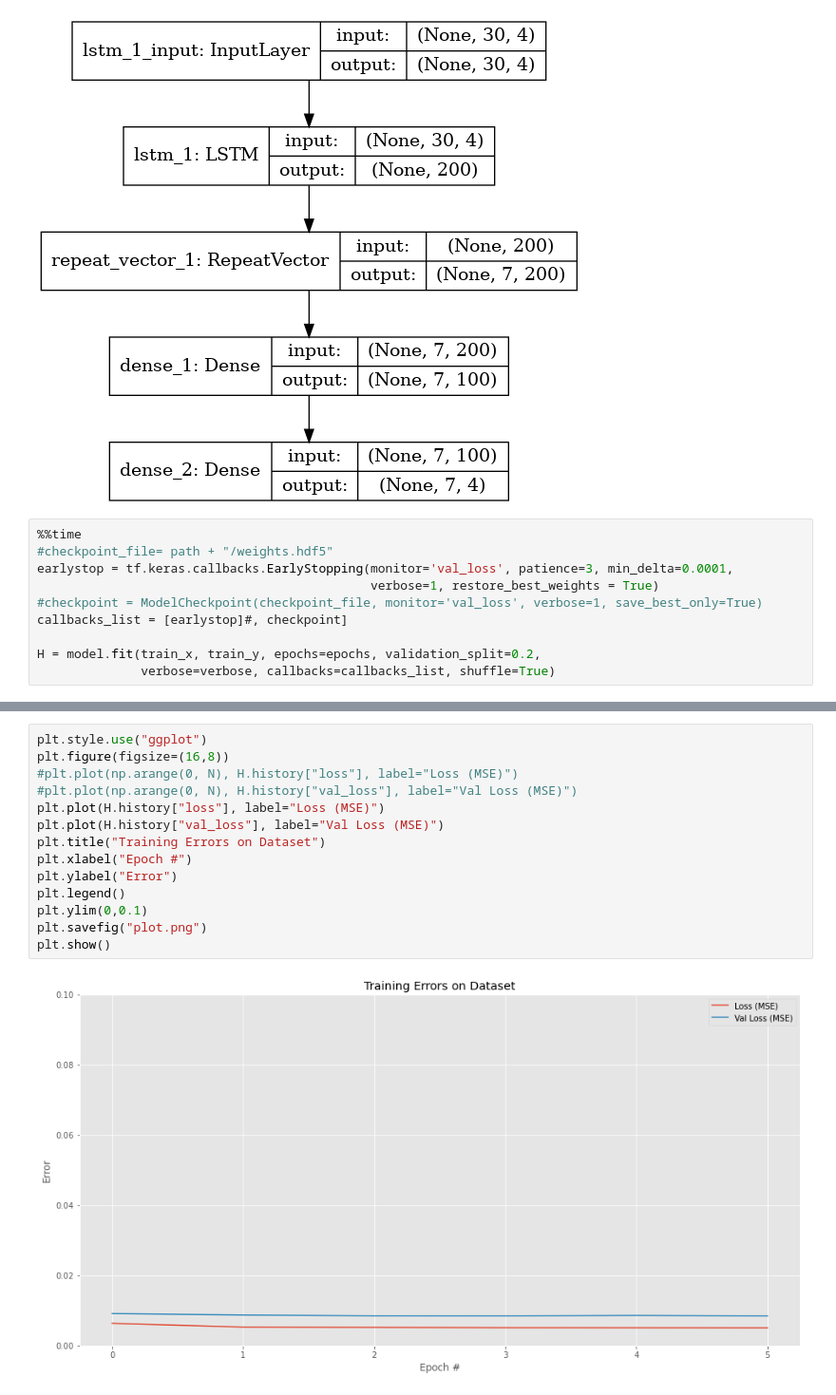
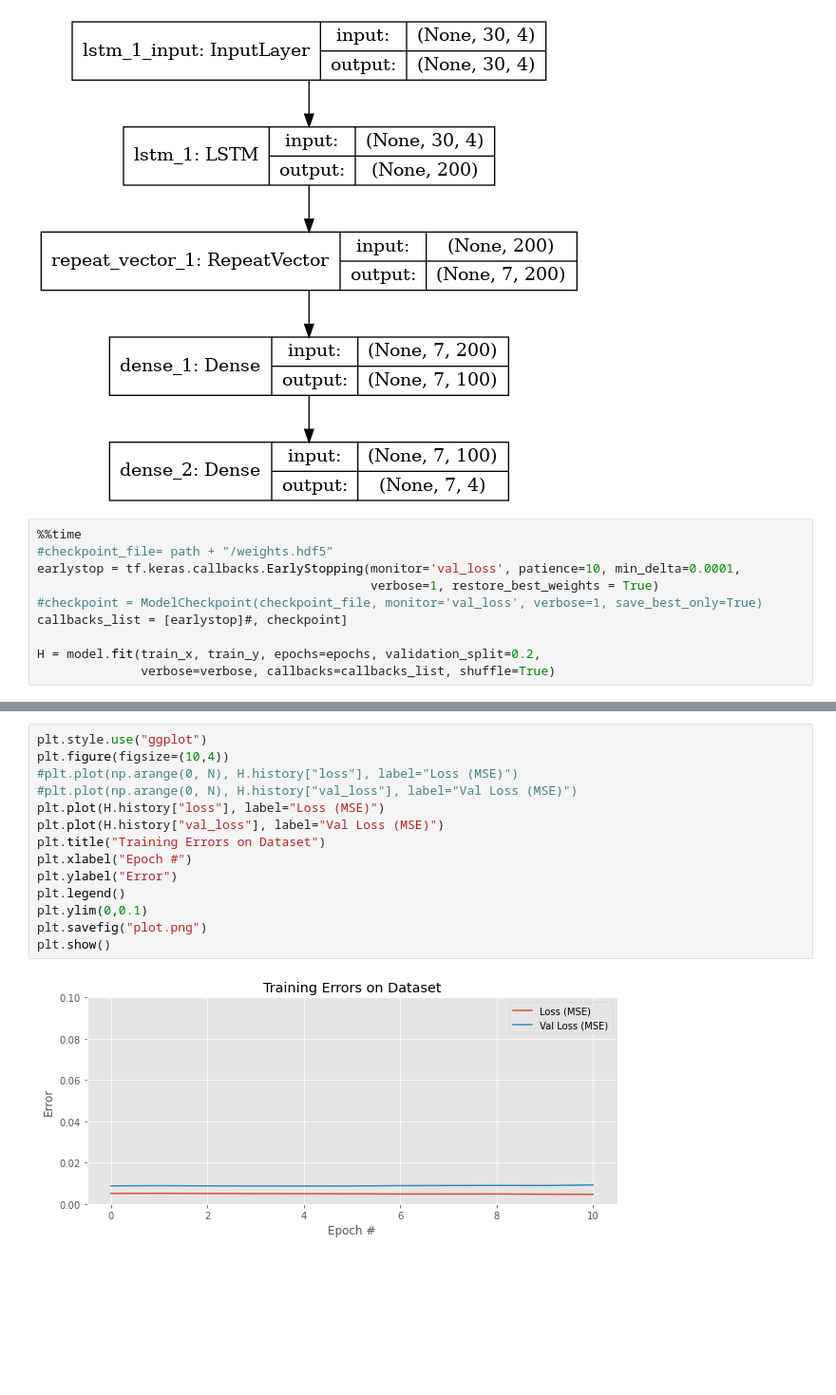
Before and after one commit to siserte/SMC2021-Challenge4, a Jupyter notebook: prediction.ipynb, the cells around one changed output, grey strips where cells are left out. Shown: that part at 95% size. Drawn from its saved outputs; the diff is of its cells as text; blank space fills up the shorter version.

```diff
--- a/prediction.ipynb
+++ b/prediction.ipynb
@@ -216,7 +216,7 @@ Image('model.png')
 # %%
 %%time
 #checkpoint_file= path + "/weights.hdf5"
-earlystop = tf.keras.callbacks.EarlyStopping(monitor='val_loss', patience=3, min_delta=0.0001,
+earlystop = tf.keras.callbacks.EarlyStopping(monitor='val_loss', patience=10, min_delta=0.0001,
                                              verbose=1, restore_best_weights = True)
 #checkpoint = ModelCheckpoint(checkpoint_file, monitor='val_loss', verbose=1, save_best_only=True)
 callbacks_list = [earlystop]#, checkpoint]
@@ -244,19 +244,19 @@ Wall time: 9.86 s
 # %%
 plt.style.use("ggplot")
-plt.figure(figsize=(16,8))
+plt.figure(figsize=(10,4))
 #plt.plot(np.arange(0, N), H.history["loss"], label="Loss (MSE)")
 #plt.plot(np.arange(0, N), H.history["val_loss"], label="Val Loss (MSE)")
 plt.plot(H.history["loss"], label="Loss (MSE)")
 plt.plot(H.history["val_loss"], label="Val Loss (MSE)")
 plt.title("Training Errors on Dataset")
 plt.xlabel("Epoch #")
 plt.ylabel("Error")
 plt.legend()
 plt.ylim(0,0.1)
 plt.savefig("plot.png")
 plt.show()
 # %% [output]
-[figure, old version]
+[figure, new version]
 # %%
 results = model.evaluate(train_x, train_y, verbose=0)
 print('Train loss: {0:.4g}'.format(results))
```
Also changed, not shown: parts of 2 cells of this notebook, 1 other file.
